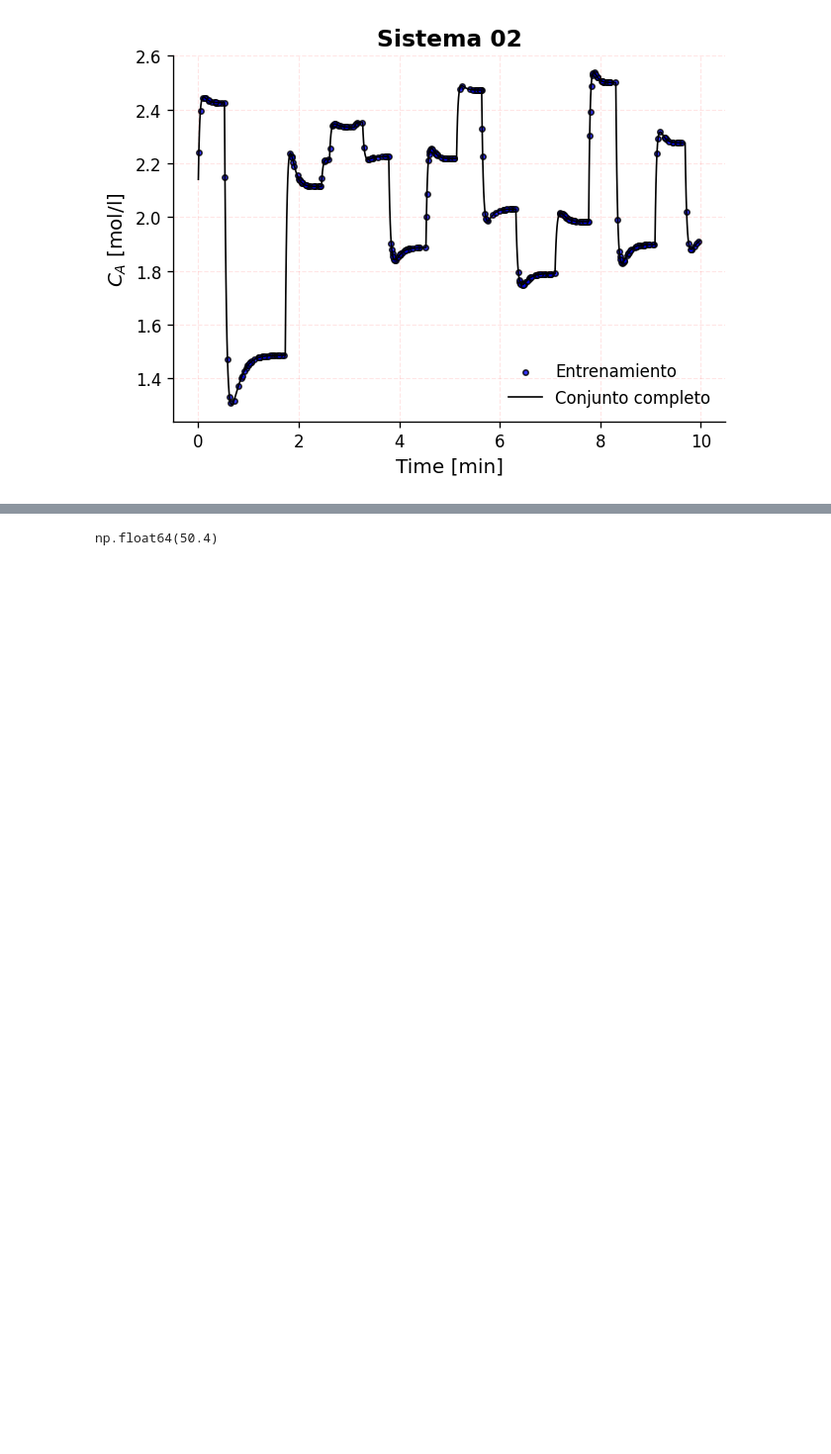
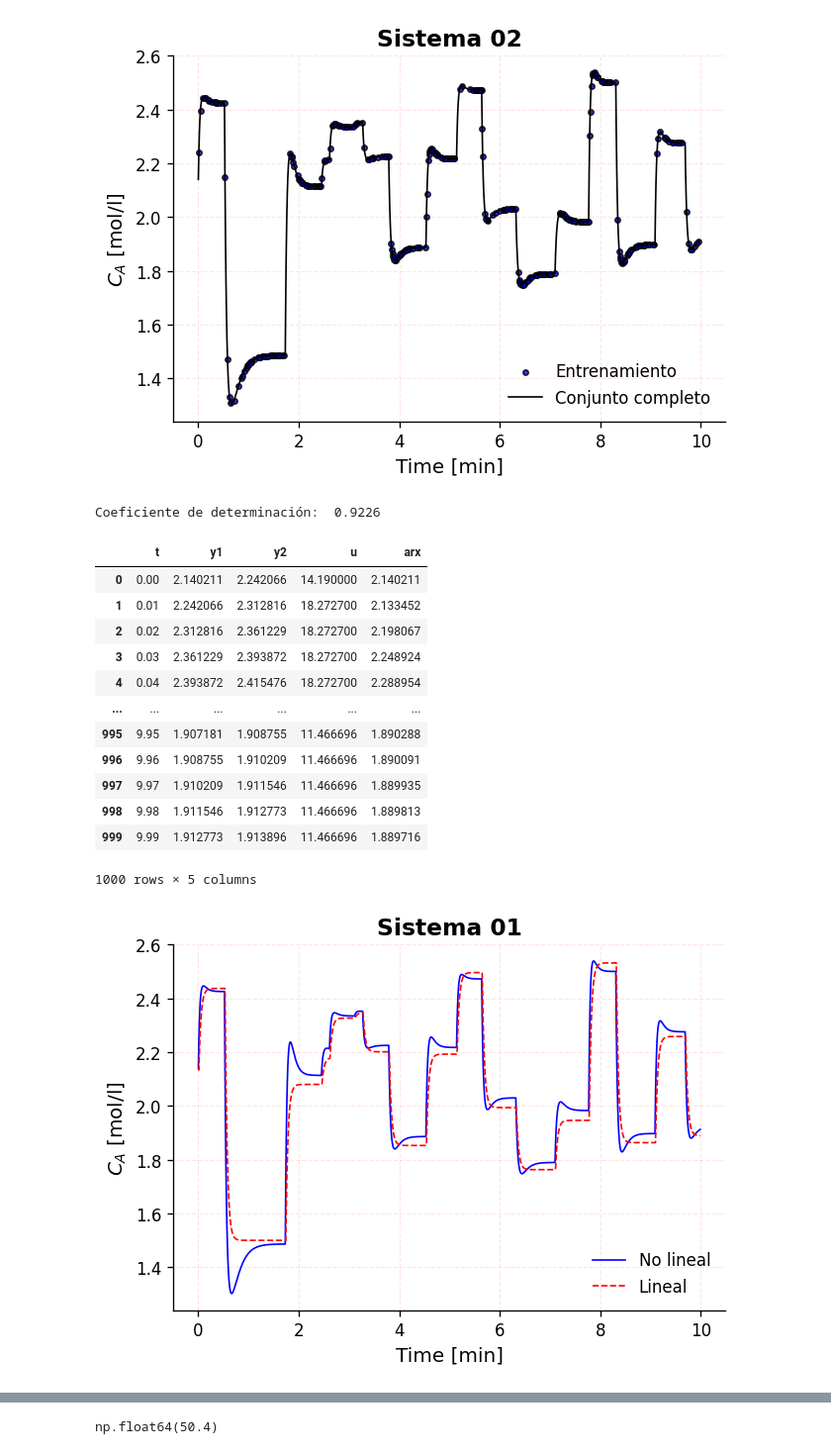
Before and after one commit to DrFaus/benckmark_nonlinear_systems, a Jupyter notebook: MedicionNoLinealidad/Nonlinear_Systems.ipynb, the cells around one changed output, grey strips where cells are left out. Shown at 99% size. Saved outputs shown, nothing was run; the diff lists cells and outputs as text; code cells hidden in the pictures; blank space fills up the shorter version.

```diff
--- a/MedicionNoLinealidad/Nonlinear_Systems.ipynb
+++ b/MedicionNoLinealidad/Nonlinear_Systems.ipynb
@@ -662,3 +1084,52 @@ df
 | 999 | 9.99 | 1.912773 | 1.913896 | 11.466696 |
 1000 rows × 4 columns
 [figure]
+# %%
+#@title Construncción del ARX
+
+## Importación y entrenamiento
+import statsmodels.api as sm
+x_constante = sm.add_constant(X_train[["y1", "u"]])
+modelo = sm.OLS(X_train["y2"], x_constante).fit()
+
+## Verificación
+yc = [y[0]]
+for i in range(df.shape[0] - 1):
+  x_iter = [1, yc[-1], u[i]]
+  yc.append(float(modelo.predict(x_iter)))
+df["arx"] = yc
+
+## Coeficiente de determinación
+from sklearn.metrics import r2_score
+r2 = r2_score(df["y2"], df["arx"])
+print(f'Coeficiente de determinación: {r2: 0.4f}\n')
+
+## Gráfico para comparar ARX con el modelo no lineal
+grafico_comparacion(
+    df["t"], df["y1"],
+    df["t"], df["arx"],
+    "Sistema 02",
+    "No lineal",
+    "Lineal",
+    "Time [min]",
+    "$C_A$ [mol/l]",
+    "system02_comparacion"
+    )
+
+df
+# %% [output]
+Coeficiente de determinación:  0.9226
+|  | t | y1 | y2 | u | arx |
+| 0 | 0.00 | 2.140211 | 2.242066 | 14.190000 | 2.140211 |
+| 1 | 0.01 | 2.242066 | 2.312816 | 18.272700 | 2.133452 |
+| 2 | 0.02 | 2.312816 | 2.361229 | 18.272700 | 2.198067 |
+| 3 | 0.03 | 2.361229 | 2.393872 | 18.272700 | 2.248924 |
+| 4 | 0.04 | 2.393872 | 2.415476 | 18.272700 | 2.288954 |
+| ... | ... | ... | ... | ... | ... |
+| 995 | 9.95 | 1.907181 | 1.908755 | 11.466696 | 1.890288 |
+| 996 | 9.96 | 1.908755 | 1.910209 | 11.466696 | 1.890091 |
+| 997 | 9.97 | 1.910209 | 1.911546 | 11.466696 | 1.889935 |
+| 998 | 9.98 | 1.911546 | 1.912773 | 11.466696 | 1.889813 |
+| 999 | 9.99 | 1.912773 | 1.913896 | 11.466696 | 1.889716 |
+1000 rows × 5 columns
+[figure, added]
```
Also changed, not shown: parts of 20 cells of this notebook.
